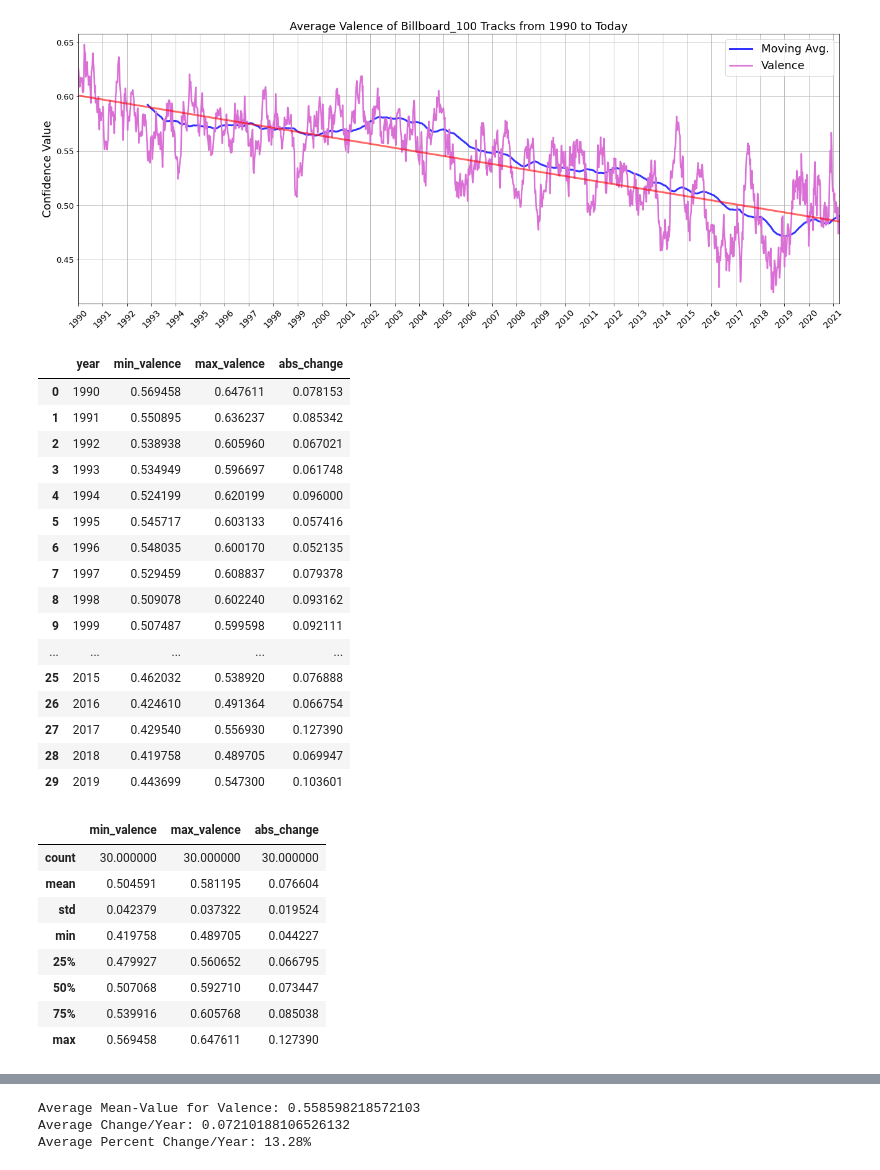
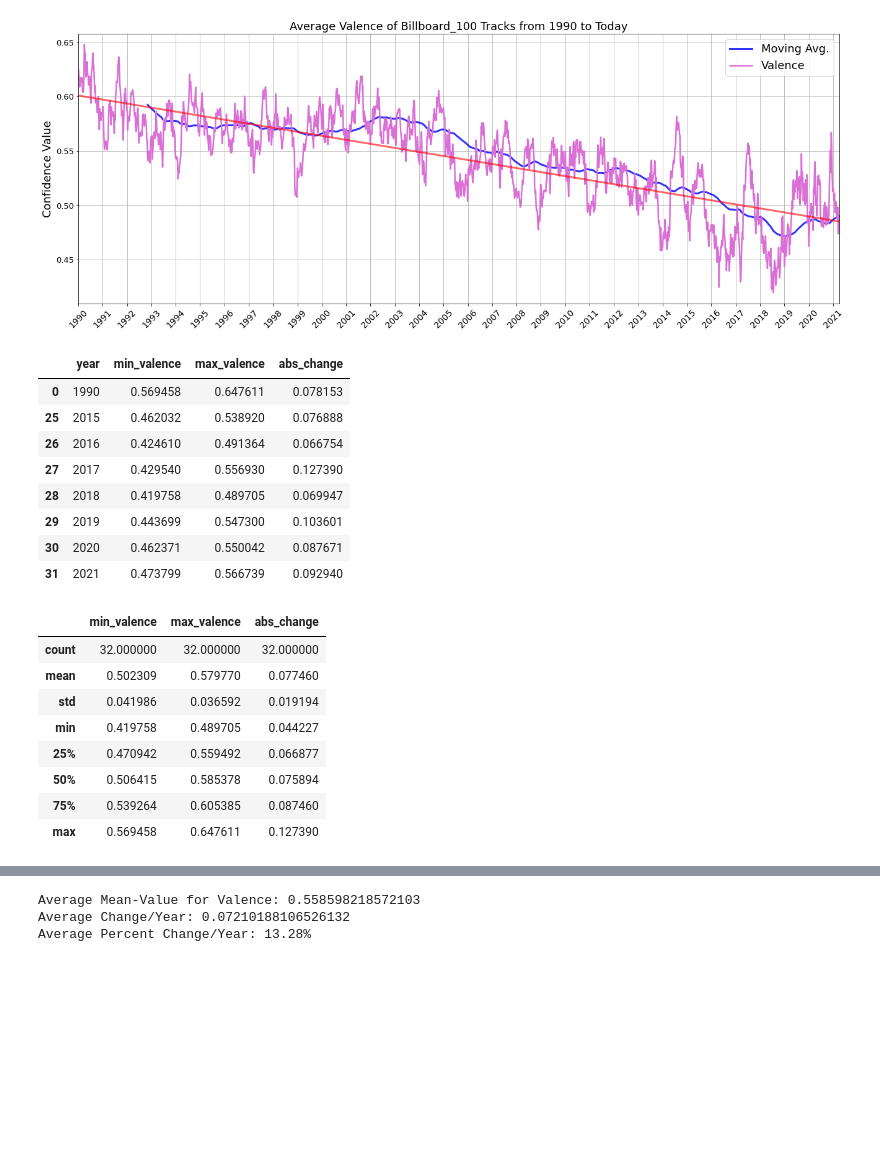
Before and after one commit to TaylorVellios/Spotify_and_the_Billboard_100, a Jupyter notebook: Plotting_Billboard_Spotify_Data.ipynb, the cells around one changed output, grey strips where cells are left out. Cells and saved outputs as stored; diff of their text form; code cells hidden in the pictures; blank space fills up the shorter version.

```diff
--- a/Plotting_Billboard_Spotify_Data.ipynb
+++ b/Plotting_Billboard_Spotify_Data.ipynb
@@ -399,7 +410,7 @@ plt.show()
 # %% [output]
 [figure]
 # %%
-def valence_change(df, year_floor=1990, year_cap=2020):
+def valence_change(df, year_floor=1990, year_cap=2022):
     min_max_peryear = {'year':[],
                       'min_valence':[],
                       'max_valence':[]}
@@ -414,36 +425,28 @@ def valence_change(df, year_floor=1990, year_cap=2020):
 # %%
 happiness_change = pd.DataFrame(valence_change(avg_features))
 happiness_change['abs_change'] = happiness_change['max_valence'] - happiness_change['min_valence']
-happiness_change
+happiness_change[(happiness_change['year']==1990) | (happiness_change['year'] >= 2015)]
 # %% [output]
 |  | year | min_valence | max_valence | abs_change |
 | 0 | 1990 | 0.569458 | 0.647611 | 0.078153 |
-| 1 | 1991 | 0.550895 | 0.636237 | 0.085342 |
-| 2 | 1992 | 0.538938 | 0.605960 | 0.067021 |
-| 3 | 1993 | 0.534949 | 0.596697 | 0.061748 |
-| 4 | 1994 | 0.524199 | 0.620199 | 0.096000 |
-| 5 | 1995 | 0.545717 | 0.603133 | 0.057416 |
-| 6 | 1996 | 0.548035 | 0.600170 | 0.052135 |
-| 7 | 1997 | 0.529459 | 0.608837 | 0.079378 |
-| 8 | 1998 | 0.509078 | 0.602240 | 0.093162 |
-| 9 | 1999 | 0.507487 | 0.599598 | 0.092111 |
-| ... | ... | ... | ... | ... |
 | 25 | 2015 | 0.462032 | 0.538920 | 0.076888 |
 | 26 | 2016 | 0.424610 | 0.491364 | 0.066754 |
 | 27 | 2017 | 0.429540 | 0.556930 | 0.127390 |
 | 28 | 2018 | 0.419758 | 0.489705 | 0.069947 |
 | 29 | 2019 | 0.443699 | 0.547300 | 0.103601 |
+| 30 | 2020 | 0.462371 | 0.550042 | 0.087671 |
+| 31 | 2021 | 0.473799 | 0.566739 | 0.092940 |
 # %%
 happiness_change[['min_valence','max_valence','abs_change']].describe()
 # %% [output]
 |  | min_valence | max_valence | abs_change |
-| count | 30.000000 | 30.000000 | 30.000000 |
-| mean | 0.504591 | 0.581195 | 0.076604 |
-| std | 0.042379 | 0.037322 | 0.019524 |
+| count | 32.000000 | 32.000000 | 32.000000 |
+| mean | 0.502309 | 0.579770 | 0.077460 |
+| std | 0.041986 | 0.036592 | 0.019194 |
 | min | 0.419758 | 0.489705 | 0.044227 |
-| 25% | 0.479927 | 0.560652 | 0.066795 |
-| 50% | 0.507068 | 0.592710 | 0.073447 |
-| 75% | 0.539916 | 0.605768 | 0.085038 |
+| 25% | 0.470942 | 0.559492 | 0.066877 |
+| 50% | 0.506415 | 0.585378 | 0.075894 |
+| 75% | 0.539264 | 0.605385 | 0.087460 |
 | max | 0.569458 | 0.647611 | 0.127390 |
 # %%
 # 1990-2021 Valence Averages
```
Also changed, not shown: parts of 88 cells of this notebook.
